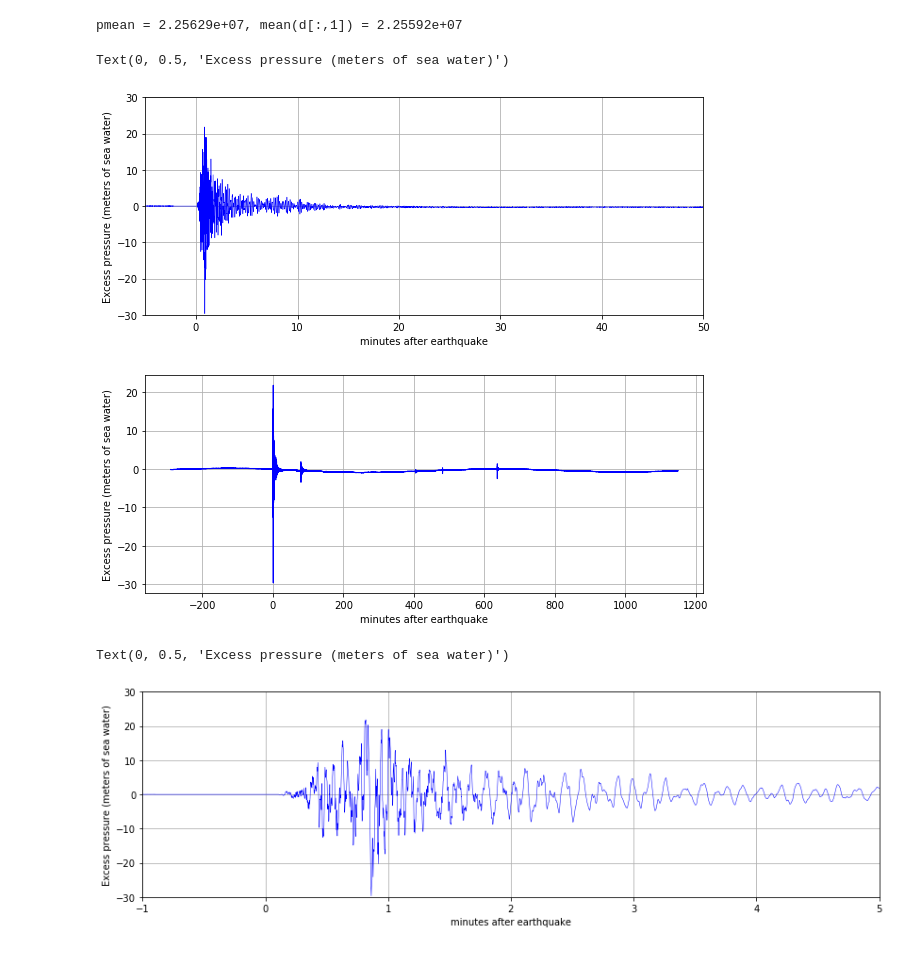
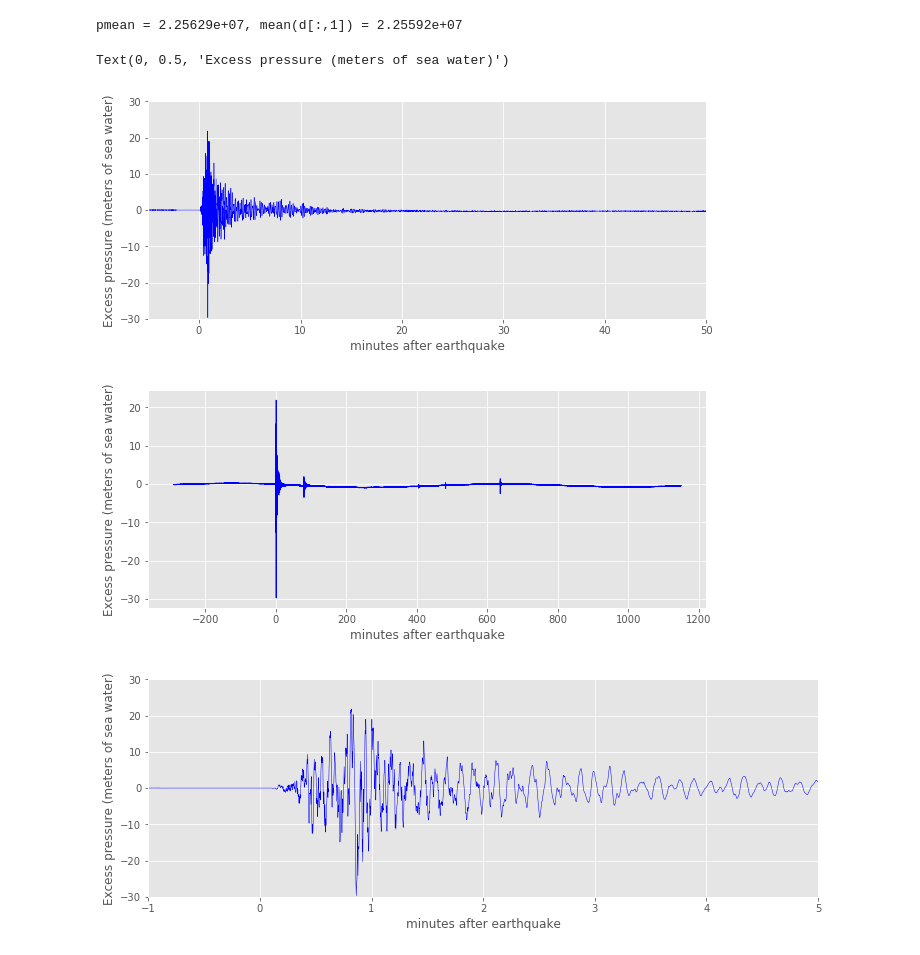
Before and after one commit to chrismhl/AMATH582, a Jupyter notebook: Final Project/582_FinalProject_LiuChristopher.ipynb, the cells around one changed output. Saved outputs shown, nothing was run; the diff lists cells and outputs as text; code cells hidden in the pictures.

```diff
--- a/Final Project/582_FinalProject_LiuChristopher.ipynb
+++ b/Final Project/582_FinalProject_LiuChristopher.ipynb
@@ -50,5 +53,6 @@ Text(0, 0.5, 'Excess pressure (meters of sea water)')
 # %%
-figure(1, figsize=(14,4))
+plt.style.use('ggplot')
+figure(1, figsize=(12,4))
 clf()
 plot(t[173560:177161]/60.,p[173560:177161],'b',linewidth=0.5)
 xlim(-1,5)
@@ -56,4 +60,6 @@ ylim(-30,30)
 grid(True)
 xlabel('minutes after earthquake')
 ylabel('Excess pressure (meters of sea water)')
+
+savefig('pg1sig_png')
 # %% [output]
@@ -160,17 +156,19 @@ xlabel('minutes after earthquake')
 ylabel('Excess pressure (meters of sea water)')
 # %% [output]
 Text(0, 0.5, 'Excess pressure (meters of sea water)')
-[figure, old version]
+[figure, new version]
-[figure, old version]
+[figure, new version]
 # %%
-figure(1, figsize=(14,4))
+plt.style.use('ggplot')
+figure(1, figsize=(12,4))
 clf()
 plot(t2[173560:177161]/60.,p2[173560:177161],'b',linewidth=0.5)
 xlim(-1,5)
 ylim(-30,30)
 grid(True)
 xlabel('minutes after earthquake')
 ylabel('Excess pressure (meters of sea water)')
+
+savefig('pg2sig_png')
 # %% [output]
-Text(0, 0.5, 'Excess pressure (meters of sea water)')
-[figure, old version]
+[figure, new version]
```
Also changed, not shown: parts of 29 cells of this notebook.
